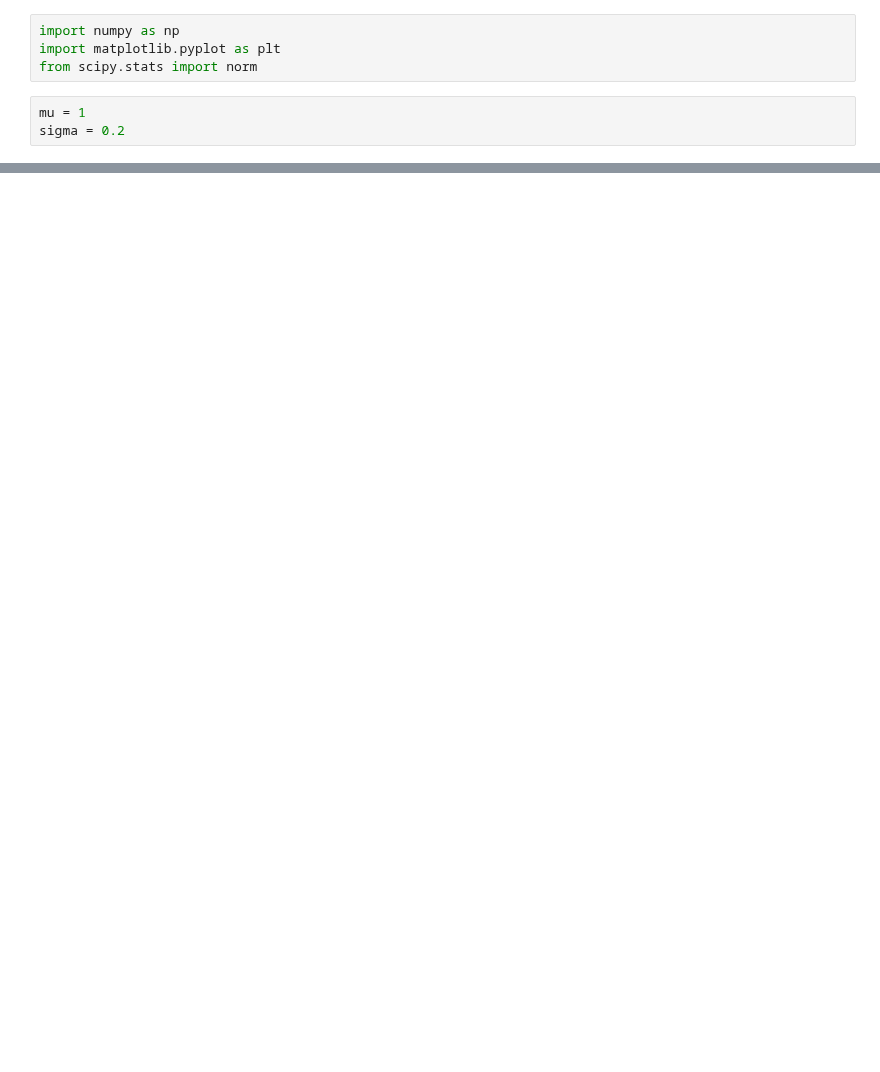
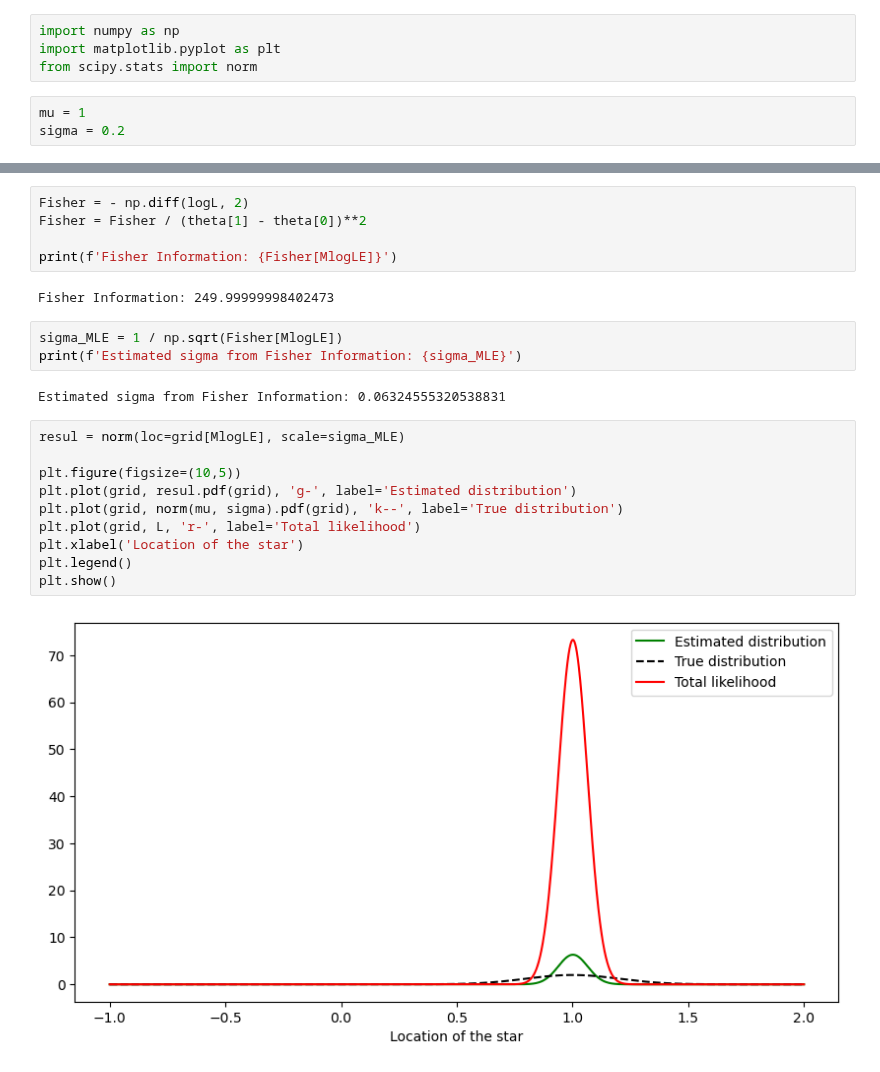
Before and after one commit to nraffaeli/astrostatistics_bicocca_2025, a Jupyter notebook: exercise/ex5.ipynb, the cells around one changed output, grey strips where cells are left out. Saved outputs shown, nothing was run; the diff lists cells and outputs as text; blank space fills up the shorter version.

```diff
--- a/exercise/ex5.ipynb
+++ b/exercise/ex5.ipynb
@@ -33,0 +57,24 @@ plt.show()
+# %%
+Fisher = - np.diff(logL, 2)
+Fisher = Fisher / (theta[1] - theta[0])**2
+
+print(f'Fisher Information: {Fisher[MlogLE]}')
+# %% [output]
+Fisher Information: 249.99999998402473
+# %%
+sigma_MLE = 1 / np.sqrt(Fisher[MlogLE])
+print(f'Estimated sigma from Fisher Information: {sigma_MLE}')
+# %% [output]
+Estimated sigma from Fisher Information: 0.06324555320538831
+# %%
+resul = norm(loc=grid[MlogLE], scale=sigma_MLE)
+
+plt.figure(figsize=(10,5))
+plt.plot(grid, resul.pdf(grid), 'g-', label='Estimated distribution')
+plt.plot(grid, norm(mu, sigma).pdf(grid), 'k--', label='True distribution')
+plt.plot(grid, L, 'r-', label='Total likelihood')
+plt.xlabel('Location of the star')
+plt.legend()
+plt.show()
+# %% [output]
+[figure, added]
```
Also changed, not shown: parts of 5 cells of this notebook, 9 other files.
